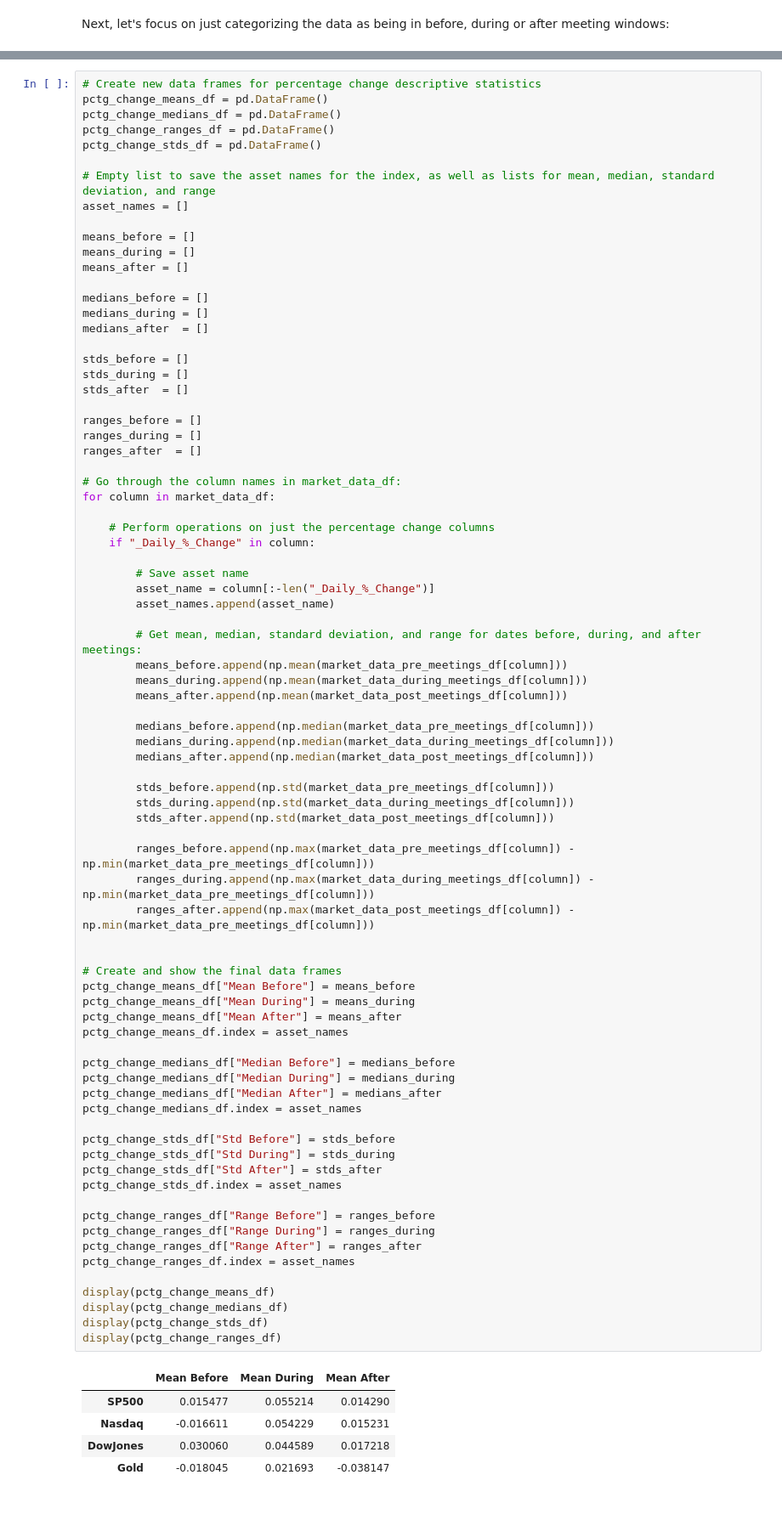
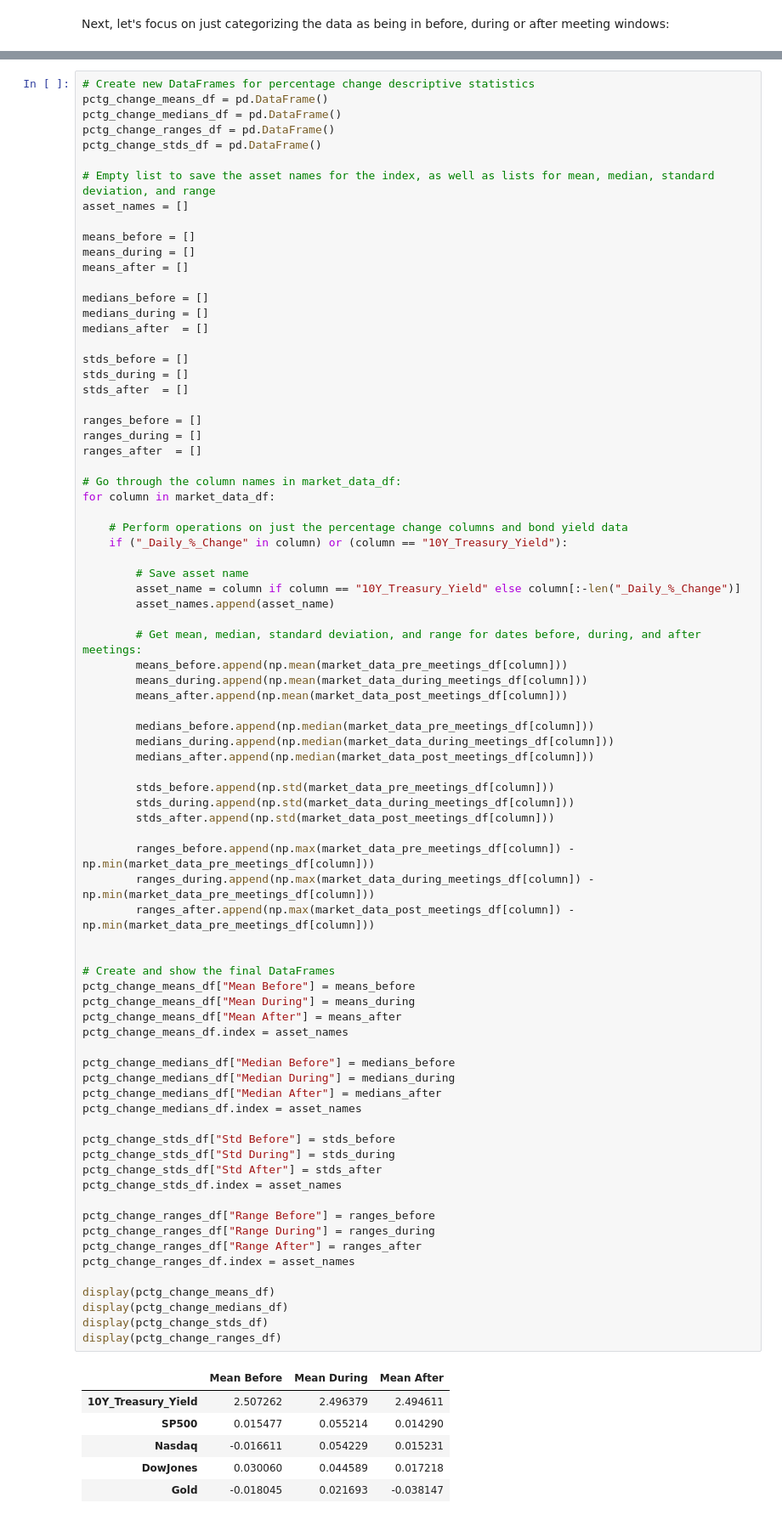
Before and after one commit to LyWangPX/umich-milestone-project, a Jupyter notebook: analysis.ipynb, the cells around one changed output, grey strips where cells are left out. Shown at 85% size. Drawn from its saved outputs; the diff is of its cells as text.

Commit message:
done with descriptive stats part

```diff
--- a/analysis.ipynb
+++ b/analysis.ipynb
@@ -125,5 +125,5 @@ Let's take a look at mean, median, standard deviation, and range for percentage
 # %%
-# Create new data frames for percentage change descriptive statistics
+# Create new DataFrames for percentage change descriptive statistics
 pctg_change_means_df = pd.DataFrame()
 pctg_change_medians_df = pd.DataFrame()
 pctg_change_ranges_df = pd.DataFrame()
@@ -151,11 +151,11 @@ ranges_after  = []
 # Go through the column names in market_data_df:
 for column in market_data_df:
 
-    # Perform operations on just the percentage change columns
-    if "_Daily_%_Change" in column:
+    # Perform operations on just the percentage change columns and bond yield data
+    if ("_Daily_%_Change" in column) or (column == "10Y_Treasury_Yield"):
 
         # Save asset name
-        asset_name = column[:-len("_Daily_%_Change")]
+        asset_name = column if column == "10Y_Treasury_Yield" else column[:-len("_Daily_%_Change")]
         asset_names.append(asset_name)
 
         # Get mean, median, standard deviation, and range for dates before, during, and after meetings:
@@ -175,34 +175,35 @@ for column in market_data_df:
         ranges_during.append(np.max(market_data_during_meetings_df[column]) - np.min(market_data_pre_meetings_df[column]))
         ranges_after.append(np.max(market_data_post_meetings_df[column]) - np.min(market_data_pre_meetings_df[column]))
 
 
-# Create and show the final data frames
+# Create and show the final DataFrames
 pctg_change_means_df["Mean Before"] = means_before
 pctg_change_means_df["Mean During"] = means_during
 pctg_change_means_df["Mean After"] = means_after
 pctg_change_means_df.index = asset_names
 
 pctg_change_medians_df["Median Before"] = medians_before
 pctg_change_medians_df["Median During"] = medians_during
 pctg_change_medians_df["Median After"] = medians_after
 pctg_change_medians_df.index = asset_names
 
 pctg_change_stds_df["Std Before"] = stds_before
 pctg_change_stds_df["Std During"] = stds_during
 pctg_change_stds_df["Std After"] = stds_after
 pctg_change_stds_df.index = asset_names
 
 pctg_change_ranges_df["Range Before"] = ranges_before
 pctg_change_ranges_df["Range During"] = ranges_during
 pctg_change_ranges_df["Range After"] = ranges_after
 pctg_change_ranges_df.index = asset_names
 
 display(pctg_change_means_df)
 display(pctg_change_medians_df)
 display(pctg_change_stds_df)
 display(pctg_change_ranges_df)
 # %% [output]
 |  | Mean Before | Mean During | Mean After |
+| 10Y_Treasury_Yield | 2.507262 | 2.496379 | 2.494611 |
 | SP500 | 0.015477 | 0.055214 | 0.014290 |
 | Nasdaq | -0.016611 | 0.054229 | 0.015231 |
 | DowJones | 0.030060 | 0.044589 | 0.017218 |
```
Also changed, not shown: parts of 11 cells of this notebook.
